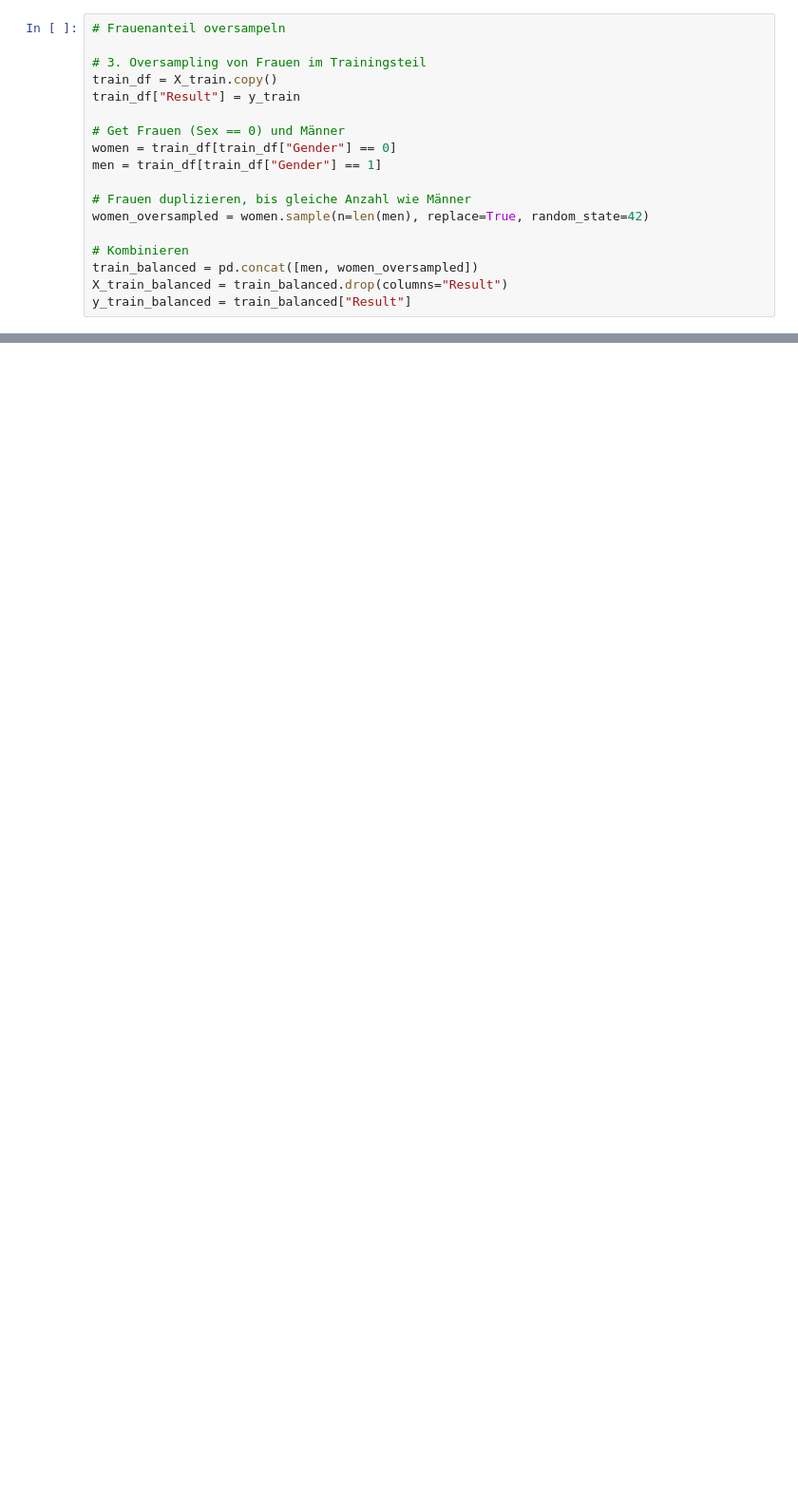
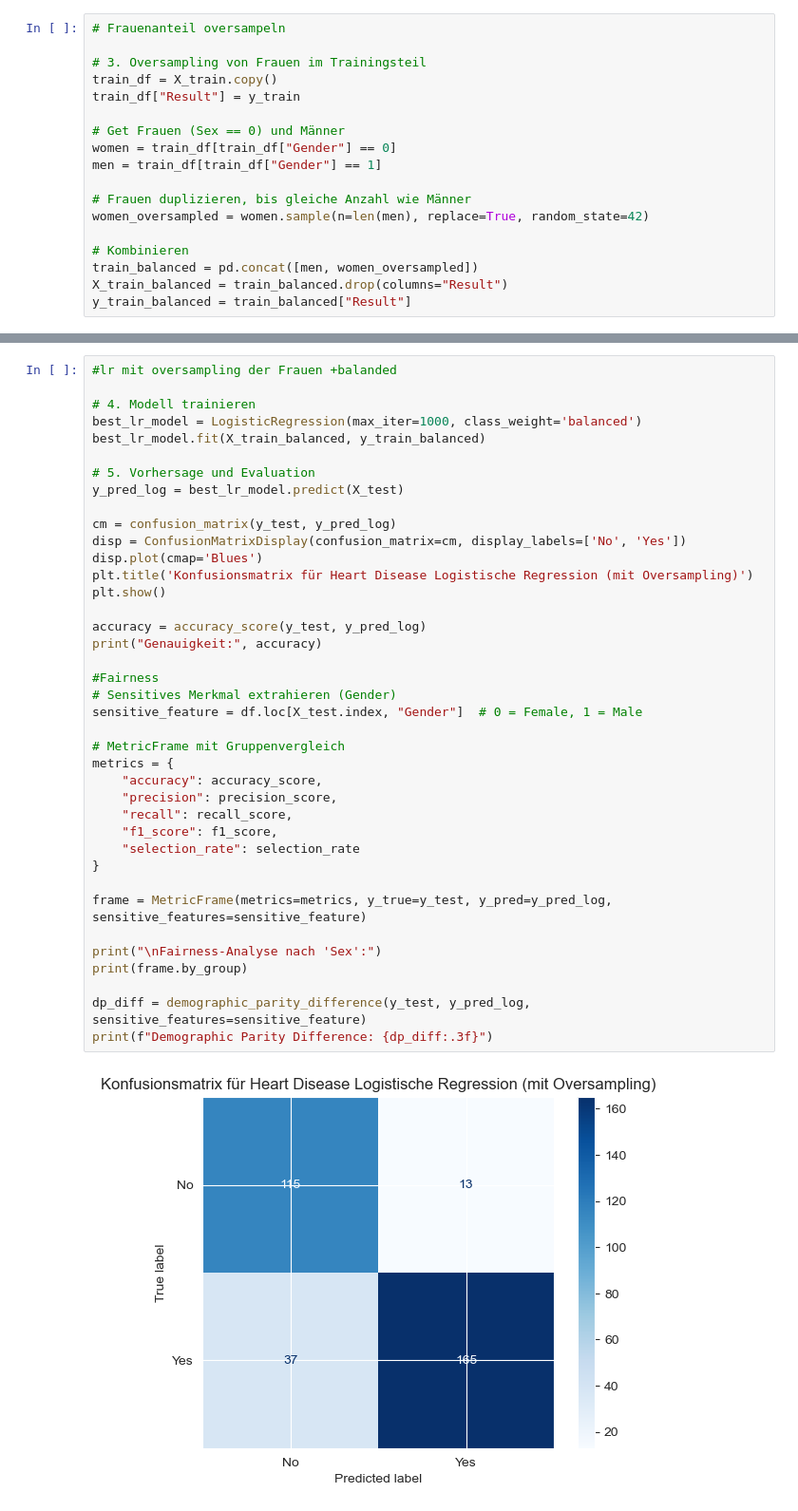
Before and after one commit to ManaTrooo/Asai-Projekt, a Jupyter notebook: DataSet_3.ipynb, the cells around one changed output, grey strips where cells are left out. Shown at 95% size. Drawn from its saved outputs; the diff is of its cells as text; blank space fills up the shorter version.

```diff
--- a/DataSet_3.ipynb
+++ b/DataSet_3.ipynb
@@ -769,0 +965,41 @@ Demographic Parity Difference: 0.074
+# %%
+#lr mit oversampling der Frauen +balanded
+
+# 4. Modell trainieren
+best_lr_model = LogisticRegression(max_iter=1000, class_weight='balanced')
+best_lr_model.fit(X_train_balanced, y_train_balanced)
+
+# 5. Vorhersage und Evaluation
+y_pred_log = best_lr_model.predict(X_test)
+
+cm = confusion_matrix(y_test, y_pred_log)
+disp = ConfusionMatrixDisplay(confusion_matrix=cm, display_labels=['No', 'Yes'])
+disp.plot(cmap='Blues')
+plt.title('Konfusionsmatrix für Heart Disease Logistische Regression (mit Oversampling)')
+plt.show()
+
+accuracy = accuracy_score(y_test, y_pred_log)
+print("Genauigkeit:", accuracy)
+
+#Fairness
+# Sensitives Merkmal extrahieren (Gender)
+sensitive_feature = df.loc[X_test.index, "Gender"]  # 0 = Female, 1 = Male
+
+# MetricFrame mit Gruppenvergleich
+metrics = {
+    "accuracy": accuracy_score,
+    "precision": precision_score,
+    "recall": recall_score,
+    "f1_score": f1_score,
+    "selection_rate": selection_rate
+}
+
+frame = MetricFrame(metrics=metrics, y_true=y_test, y_pred=y_pred_log, sensitive_features=sensitive_feature)
+
+print("\nFairness-Analyse nach 'Sex':")
+print(frame.by_group)
+
+dp_diff = demographic_parity_difference(y_test, y_pred_log, sensitive_features=sensitive_feature)
+print(f"Demographic Parity Difference: {dp_diff:.3f}")
+# %% [output]
+[figure, added]
```
Also changed, not shown: parts of 13 cells of this notebook, 2 other files.
